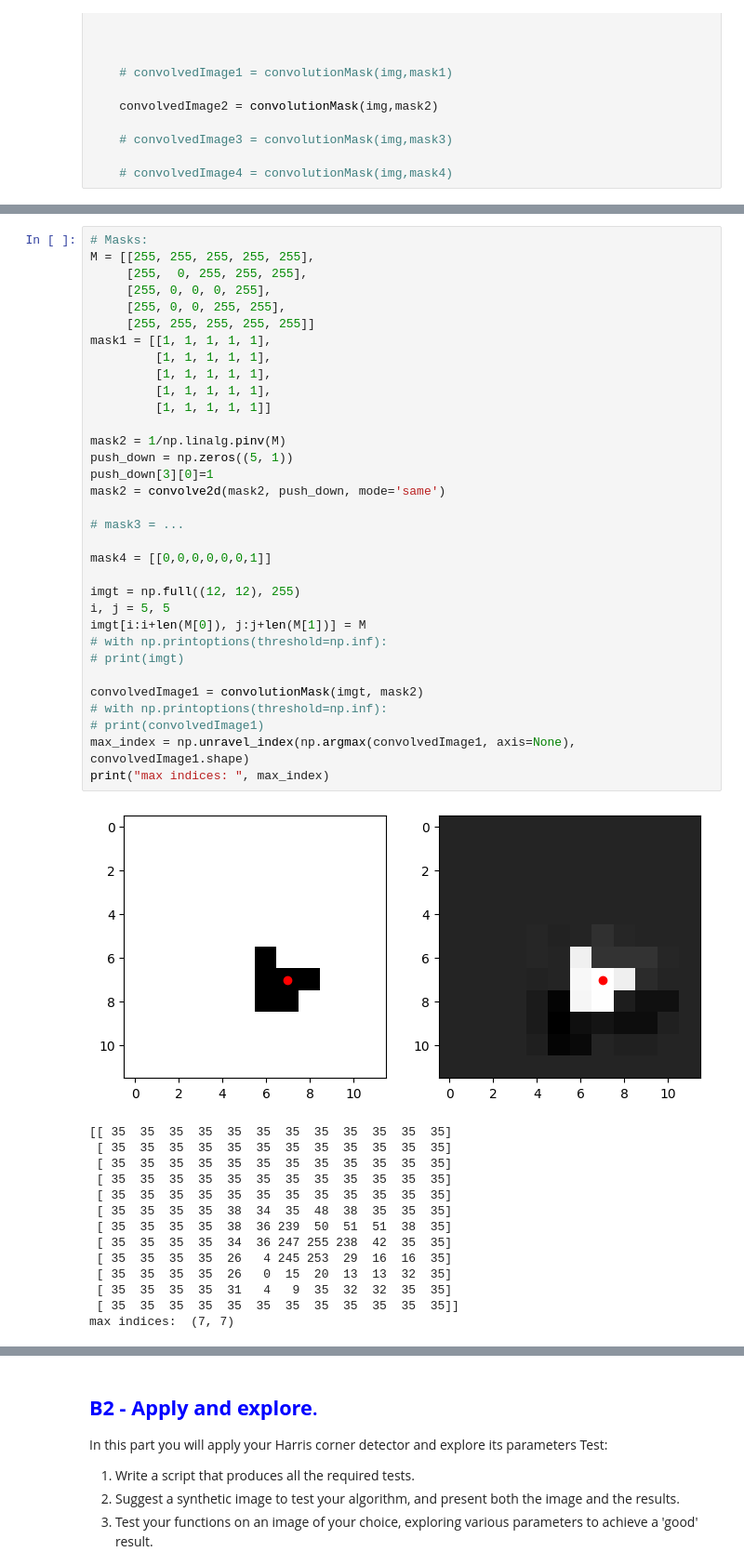
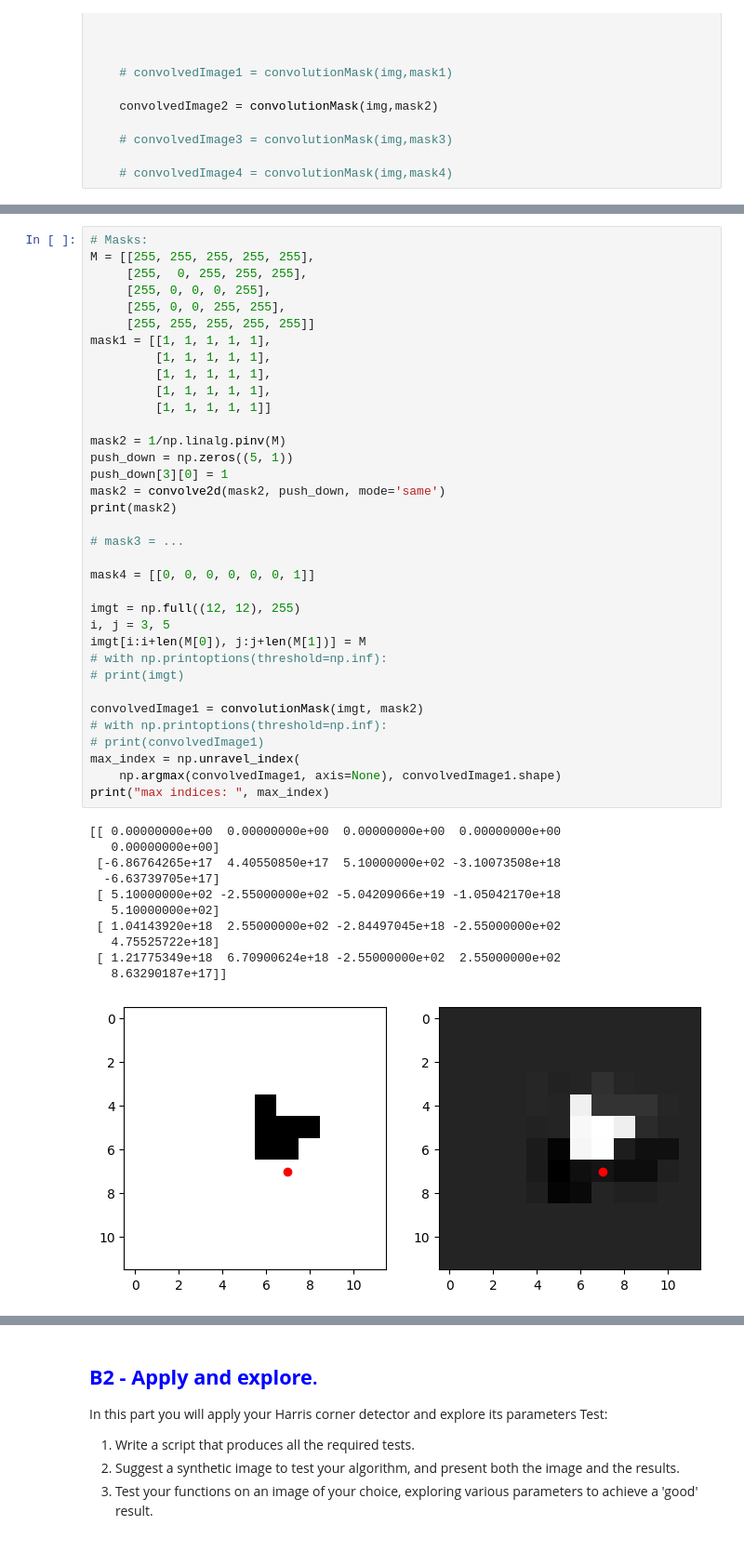
Before and after one commit to haeshed/classic-computer-vision, a Jupyter notebook: Ex1-updated/EX1-updated-1_test.ipynb, the cells around one changed output, grey strips where cells are left out. Shown at 93% size. Drawn from its saved outputs; the diff is of its cells as text.

```diff
--- a/Ex1-updated/EX1-updated-1_test.ipynb
+++ b/Ex1-updated/EX1-updated-1_test.ipynb
@@ -174,48 +155,47 @@ print(M_plus)
 # %%
 # Masks:
 M = [[255, 255, 255, 255, 255],
      [255,  0, 255, 255, 255],
      [255, 0, 0, 0, 255],
      [255, 0, 0, 255, 255],
      [255, 255, 255, 255, 255]]
 mask1 = [[1, 1, 1, 1, 1],
          [1, 1, 1, 1, 1],
          [1, 1, 1, 1, 1],
          [1, 1, 1, 1, 1],
          [1, 1, 1, 1, 1]]
 
 mask2 = 1/np.linalg.pinv(M)
 push_down = np.zeros((5, 1))
-push_down[3][0]=1
+push_down[3][0] = 1
 mask2 = convolve2d(mask2, push_down, mode='same')
+print(mask2)
 
 # mask3 = ...
 
-mask4 = [[0,0,0,0,0,0,1]]
+mask4 = [[0, 0, 0, 0, 0, 0, 1]]
 
 imgt = np.full((12, 12), 255)
-i, j = 5, 5
+i, j = 3, 5
 imgt[i:i+len(M[0]), j:j+len(M[1])] = M
 # with np.printoptions(threshold=np.inf):
 # print(imgt)
 
 convolvedImage1 = convolutionMask(imgt, mask2)
 # with np.printoptions(threshold=np.inf):
 # print(convolvedImage1)
-max_index = np.unravel_index(np.argmax(convolvedImage1, axis=None), convolvedImage1.shape)
+max_index = np.unravel_index(
+    np.argmax(convolvedImage1, axis=None), convolvedImage1.shape)
 print("max indices: ", max_index)
 # %% [output]
+[[ 0.00000000e+00  0.00000000e+00  0.00000000e+00  0.00000000e+00
+   0.00000000e+00]
+ [-6.86764265e+17  4.40550850e+17  5.10000000e+02 -3.10073508e+18
+  -6.63739705e+17]
+ [ 5.10000000e+02 -2.55000000e+02 -5.04209066e+19 -1.05042170e+18
+   5.10000000e+02]
+ [ 1.04143920e+18  2.55000000e+02 -2.84497045e+18 -2.55000000e+02
+   4.75525722e+18]
+ [ 1.21775349e+18  6.70900624e+18 -2.55000000e+02  2.55000000e+02
+   8.63290187e+17]]
-[figure, old version]
+[figure, new version]
-[[ 35  35  35  35  35  35  35  35  35  35  35  35]
- [ 35  35  35  35  35  35  35  35  35  35  35  35]
- [ 35  35  35  35  35  35  35  35  35  35  35  35]
- [ 35  35  35  35  35  35  35  35  35  35  35  35]
- [ 35  35  35  35  35  35  35  35  35  35  35  35]
- [ 35  35  35  35  38  34  35  48  38  35  35  35]
- [ 35  35  35  35  38  36 239  50  51  51  38  35]
- [ 35  35  35  35  34  36 247 255 238  42  35  35]
- [ 35  35  35  35  26   4 245 253  29  16  16  35]
- [ 35  35  35  35  26   0  15  20  13  13  32  35]
- [ 35  35  35  35  31   4   9  35  32  32  35  35]
- [ 35  35  35  35  35  35  35  35  35  35  35  35]]
-max indices:  (7, 7)
```
Also changed, not shown: parts of 15 cells of this notebook, 1 other file.
